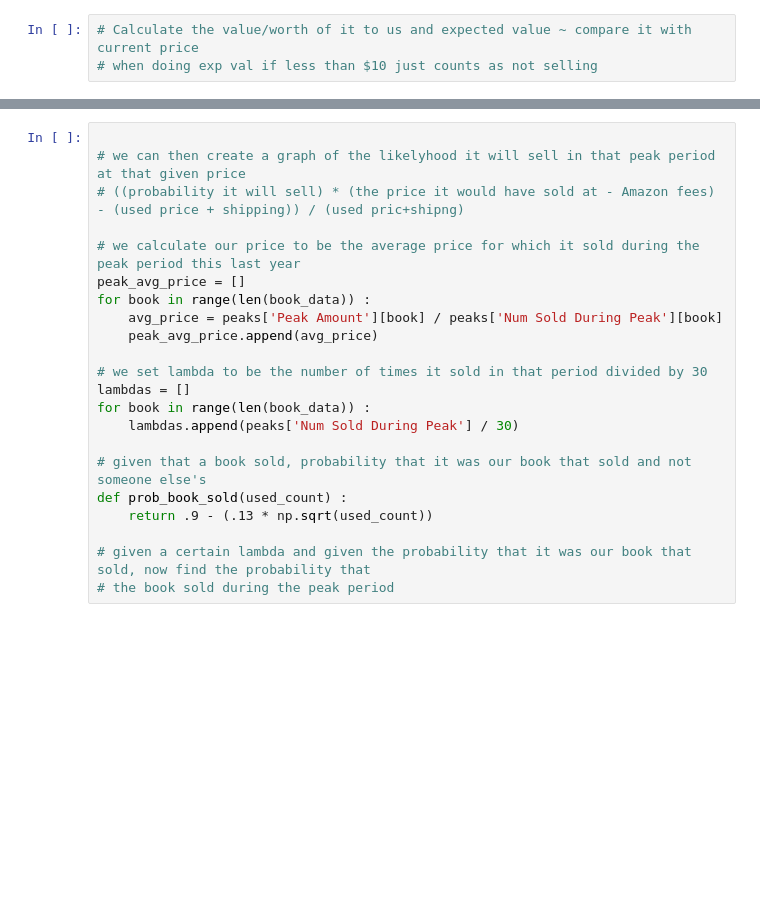
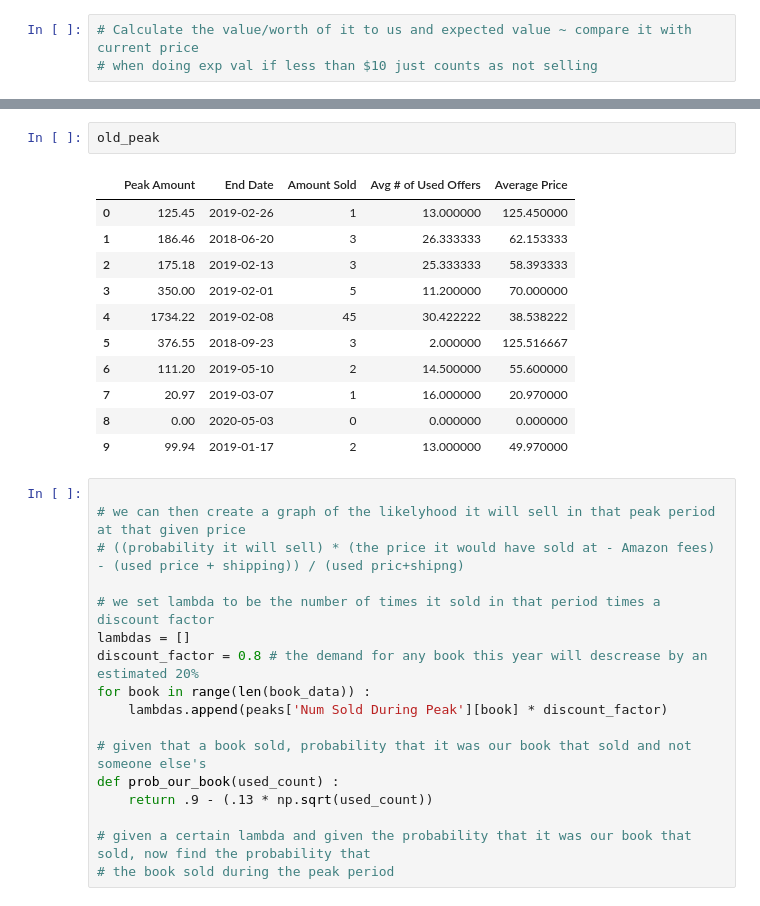
Before and after one commit to ndriggs/BookDrop, a Jupyter notebook: arbitrage.ipynb, the cells around one changed output, grey strips where cells are left out. Drawn from its saved outputs; the diff is of its cells as text; blank space fills up the shorter version.

```diff
--- a/arbitrage.ipynb
+++ b/arbitrage.ipynb
@@ -325,21 +365,30 @@ peaks
+# %%
+old_peak
+# %% [output]
+|  | Peak Amount | End Date | Amount Sold | Avg # of Used Offers | Average Price |
+| 0 | 125.45 | 2019-02-26 | 1 | 13.000000 | 125.450000 |
+| 1 | 186.46 | 2018-06-20 | 3 | 26.333333 | 62.153333 |
+| 2 | 175.18 | 2019-02-13 | 3 | 25.333333 | 58.393333 |
+| 3 | 350.00 | 2019-02-01 | 5 | 11.200000 | 70.000000 |
+| 4 | 1734.22 | 2019-02-08 | 45 | 30.422222 | 38.538222 |
+| 5 | 376.55 | 2018-09-23 | 3 | 2.000000 | 125.516667 |
+| 6 | 111.20 | 2019-05-10 | 2 | 14.500000 | 55.600000 |
+| 7 | 20.97 | 2019-03-07 | 1 | 16.000000 | 20.970000 |
+| 8 | 0.00 | 2020-05-03 | 0 | 0.000000 | 0.000000 |
+| 9 | 99.94 | 2019-01-17 | 2 | 13.000000 | 49.970000 |
 # %%
 
 # we can then create a graph of the likelyhood it will sell in that peak period at that given price
 # ((probability it will sell) * (the price it would have sold at - Amazon fees) - (used price + shipping)) / (used pric+shipng)
 
-# we calculate our price to be the average price for which it sold during the peak period this last year
-peak_avg_price = []
+# we set lambda to be the number of times it sold in that period times a discount factor
+lambdas = []
+discount_factor = 0.8 # the demand for any book this year will descrease by an estimated 20%
 for book in range(len(book_data)) :
-    avg_price = peaks['Peak Amount'][book] / peaks['Num Sold During Peak'][book]
-    peak_avg_price.append(avg_price)
-
-# we set lambda to be the number of times it sold in that period divided by 30
-lambdas = []
-for book in range(len(book_data)) :
-    lambdas.append(peaks['Num Sold During Peak'] / 30)
+    lambdas.append(peaks['Num Sold During Peak'][book] * discount_factor)
 
 # given that a book sold, probability that it was our book that sold and not someone else's
-def prob_book_sold(used_count) :
+def prob_our_book(used_count) :
     return .9 - (.13 * np.sqrt(used_count))
 
 # given a certain lambda and given the probability that it was our book that sold, now find the probability that
```
Also changed, not shown: parts of 20 cells of this notebook.
